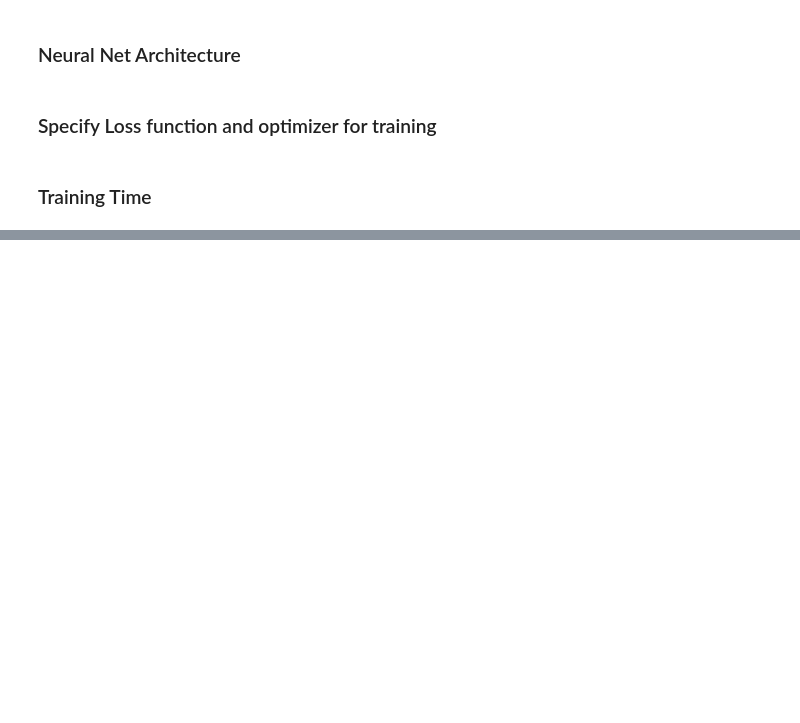
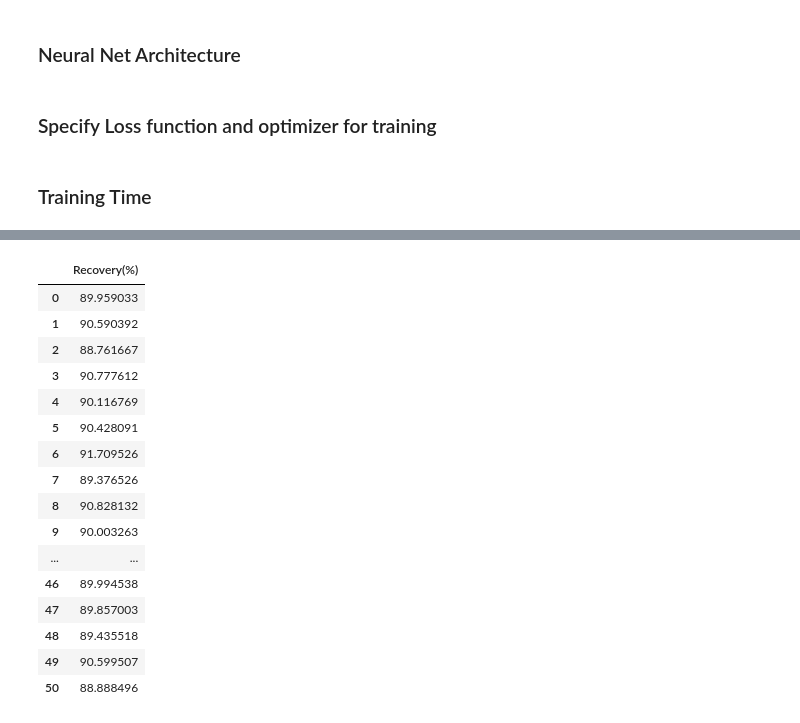
Before and after one commit to andrews-tang/Predicting-the-Recovery-Rate-of-Metal-Ore, a Jupyter notebook: explore_data.ipynb, the cells around one changed output, grey strips where cells are left out. Saved outputs shown, nothing was run; the diff lists cells and outputs as text; code cells hidden in the pictures; blank space fills up the shorter version.

```diff
--- a/using-MLP.ipynb
+++ b/explore_data.ipynb
@@ -177,0 +237,20 @@ for epoch in range(num_epochs):
+# %%
+y_test
+# %% [output]
+|  | Recovery(%) |
+| 0 | 89.959033 |
+| 1 | 90.590392 |
+| 2 | 88.761667 |
+| 3 | 90.777612 |
+| 4 | 90.116769 |
+| 5 | 90.428091 |
+| 6 | 91.709526 |
+| 7 | 89.376526 |
+| 8 | 90.828132 |
+| 9 | 90.003263 |
+| ... | ... |
+| 46 | 89.994538 |
+| 47 | 89.857003 |
+| 48 | 89.435518 |
+| 49 | 90.599507 |
+| 50 | 88.888496 |
```
Also changed, not shown: parts of 10 cells of this notebook.
